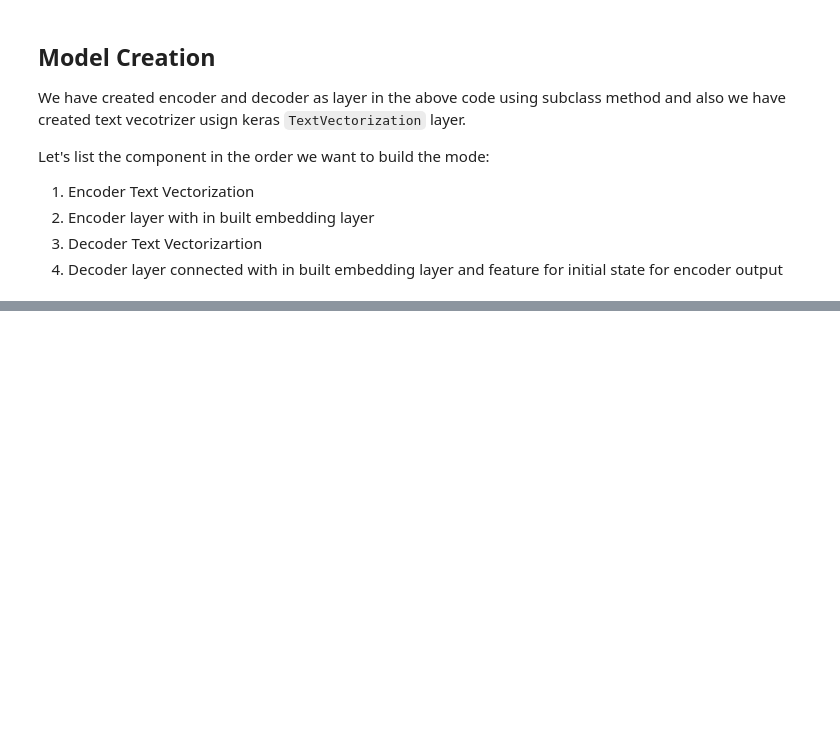
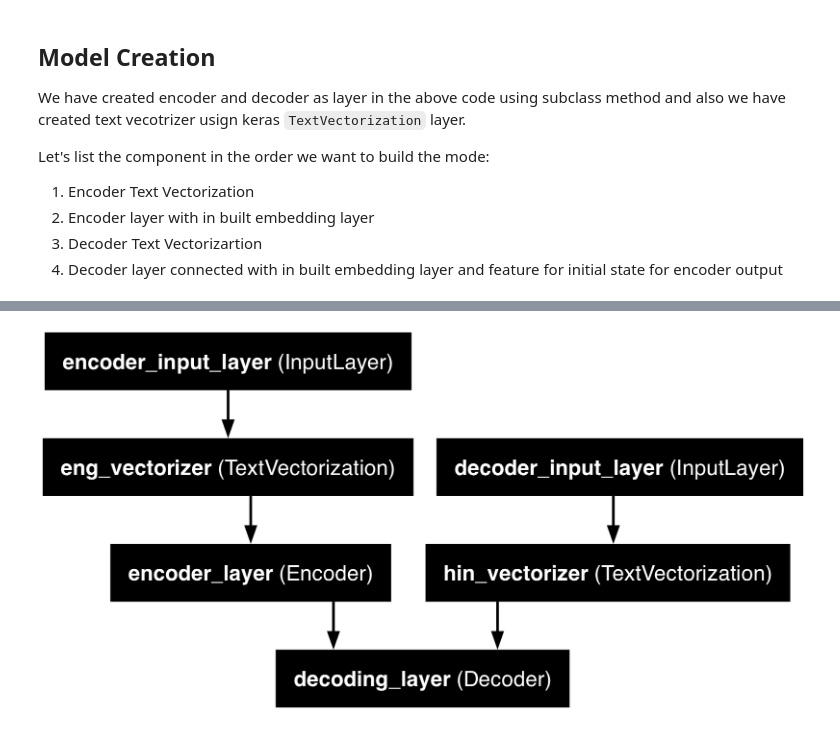
Before and after one commit to klsharma22/EncoderDecoderExp, a Jupyter notebook: NMT.ipynb, the cells around one changed output, grey strips where cells are left out. Saved outputs shown, nothing was run; the diff lists cells and outputs as text; code cells hidden in the pictures; blank space fills up the shorter version.

Commit message:
Created and compiled the model usign functional API.

```diff
--- a/NMT.ipynb
+++ b/NMT.ipynb
@@ -358,3 +359,19 @@ Let's list the component in the order we want to build the mode:
 2. Encoder layer with in built embedding layer
 3. Decoder Text Vectorizartion
 4. Decoder layer connected with in built embedding layer and feature for initial state for encoder output
+# %%
+# Creating the entire encoder decoder model
+inputs_encoder = tf.keras.layers.Input(shape=(None, ), dtype= 'string', name= 'encoder_input_layer')
+encoder_text_vectors = eng_vectorizer(inputs_encoder)
+encoder_outputs, final_memory_states, final_carry_states = encoder_layer(encoder_text_vectors)
+
+inputs_decoder =  tf.keras.layers.Input(shape= (None, ), dtype= 'string', name= 'decoder_input_layer')
+decoder_text_vectors = hin_vectorizer(inputs_decoder)
+decoder_outputs = decoder_layer(decoder_text_vectors, initial_state= [final_memory_states, final_carry_states])
+
+model = tf.keras.Model(inputs = [inputs_encoder, inputs_decoder], outputs =[decoder_outputs])
+
+model.compile(loss= 'sparse_categorical_crossentropy',
+              optimizer= tf.keras.optimizers.RMSprop(learning_rate= 1e-3))
+
+model.summary()
@@ -360,0 +400,4 @@ Let's list the component in the order we want to build the mode:
+# %%
+tf.keras.utils.plot_model(model, show_layer_names= True)
+# %% [output]
+[figure, added]
```
Also changed, not shown: parts of 3 cells of this notebook.
